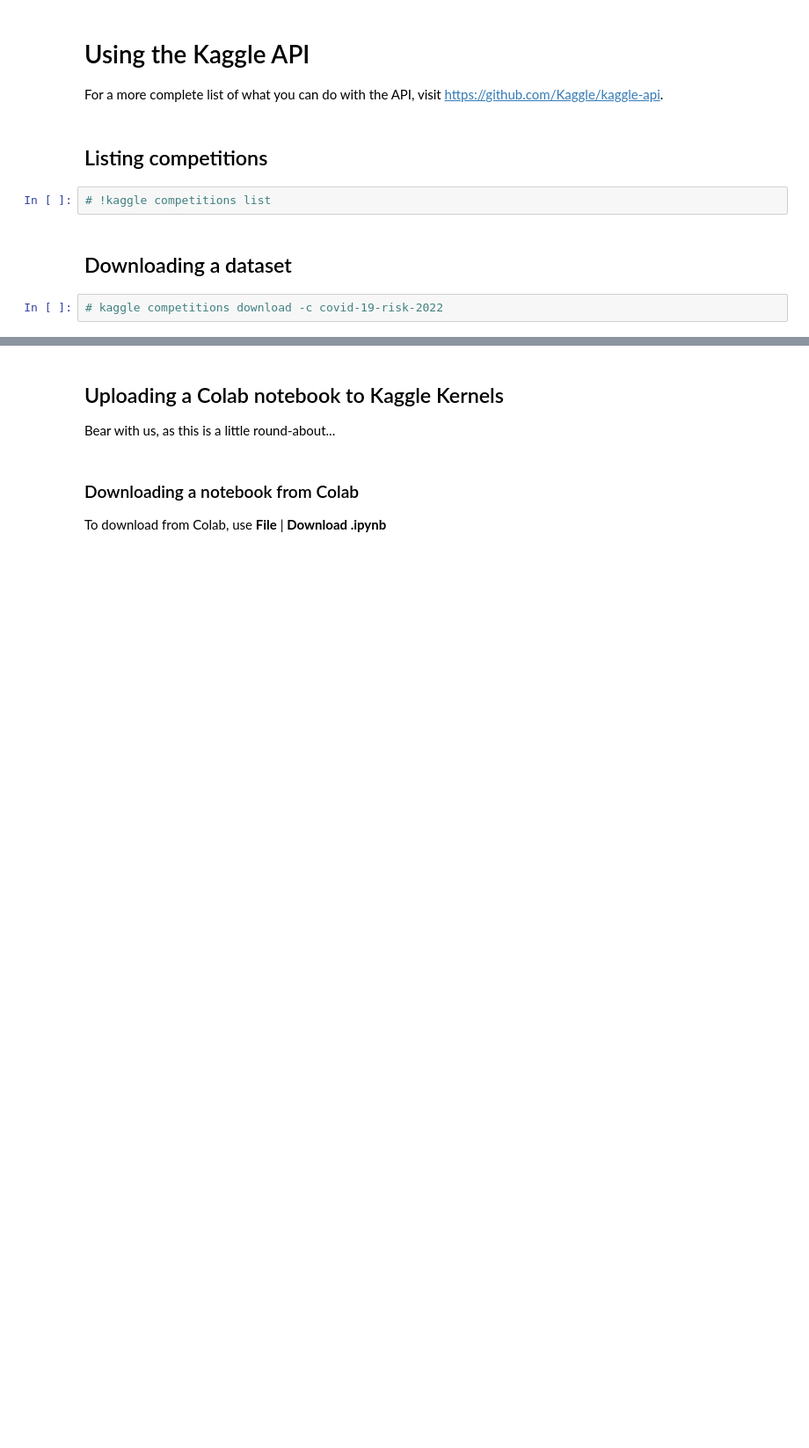
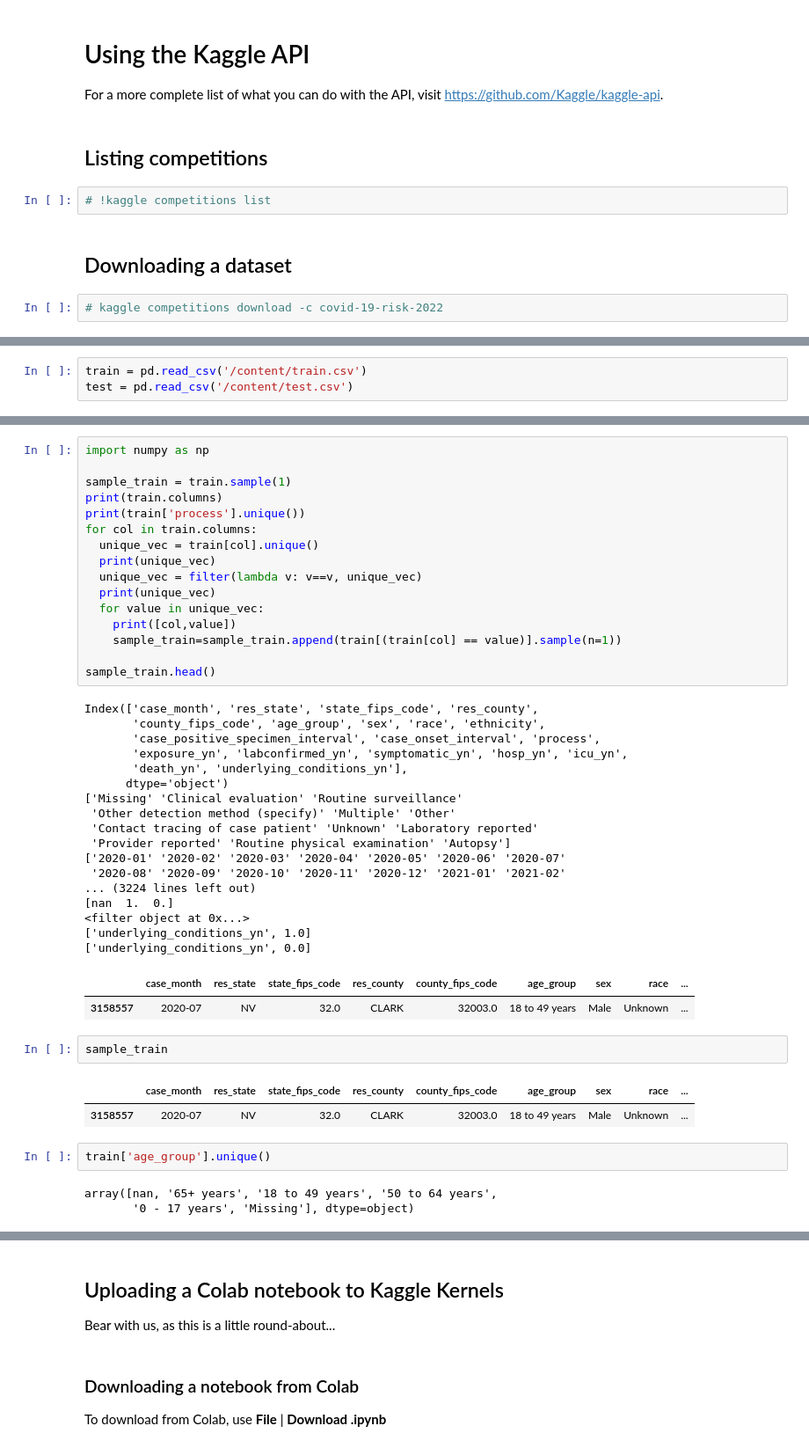
Before and after one commit to seismosmsr/machine_learning, a Jupyter notebook: kaggle_api_in_colab.ipynb, the cells around one changed output, grey strips where cells are left out. Shown at 88% size. Drawn from its saved outputs; the diff is of its cells as text; blank space fills up the shorter version.

```diff
--- a/kaggle_api_in_colab.ipynb
+++ b/kaggle_api_in_colab.ipynb
@@ -96,0 +93,3 @@ train_small.head()
+# %%
+train = pd.read_csv('/content/train.csv')
+test = pd.read_csv('/content/test.csv')
@@ -96,0 +105,46 @@ train_small.head()
+# %%
+import numpy as np
+
+sample_train = train.sample(1)
+print(train.columns)
+print(train['process'].unique())
+for col in train.columns:
+  unique_vec = train[col].unique()
+  print(unique_vec)
+  unique_vec = filter(lambda v: v==v, unique_vec)
+  print(unique_vec)
+  for value in unique_vec:
+    print([col,value])
+    sample_train=sample_train.append(train[(train[col] == value)].sample(n=1))
+
+sample_train.head()
+# %% [output]
+Index(['case_month', 'res_state', 'state_fips_code', 'res_county',
+       'county_fips_code', 'age_group', 'sex', 'race', 'ethnicity',
+       'case_positive_specimen_interval', 'case_onset_interval', 'process',
+       'exposure_yn', 'labconfirmed_yn', 'symptomatic_yn', 'hosp_yn', 'icu_yn',
+       'death_yn', 'underlying_conditions_yn'],
+      dtype='object')
+['Missing' 'Clinical evaluation' 'Routine surveillance'
+ 'Other detection method (specify)' 'Multiple' 'Other'
+ 'Contact tracing of case patient' 'Unknown' 'Laboratory reported'
+ 'Provider reported' 'Routine physical examination' 'Autopsy']
+['2020-01' '2020-02' '2020-03' '2020-04' '2020-05' '2020-06' '2020-07'
+ '2020-08' '2020-09' '2020-10' '2020-11' '2020-12' '2021-01' '2021-02'
+... (3224 lines left out)
+[nan  1.  0.]
+<filter object at 0x...>
+['underlying_conditions_yn', 1.0]
+['underlying_conditions_yn', 0.0]
+|  | case_month | res_state | state_fips_code | res_county | county_fips_code | age_group | sex | race | ... |
+| 3158557 | 2020-07 | NV | 32.0 | CLARK | 32003.0 | 18 to 49 years | Male | Unknown | ... |
+# %%
+sample_train
+# %% [output]
+|  | case_month | res_state | state_fips_code | res_county | county_fips_code | age_group | sex | race | ... |
+| 3158557 | 2020-07 | NV | 32.0 | CLARK | 32003.0 | 18 to 49 years | Male | Unknown | ... |
+# %%
+train['age_group'].unique()
+# %% [output]
+array([nan, '65+ years', '18 to 49 years', '50 to 64 years',
+       '0 - 17 years', 'Missing'], dtype=object)
```
Also changed, not shown: parts of 33 cells of this notebook.
